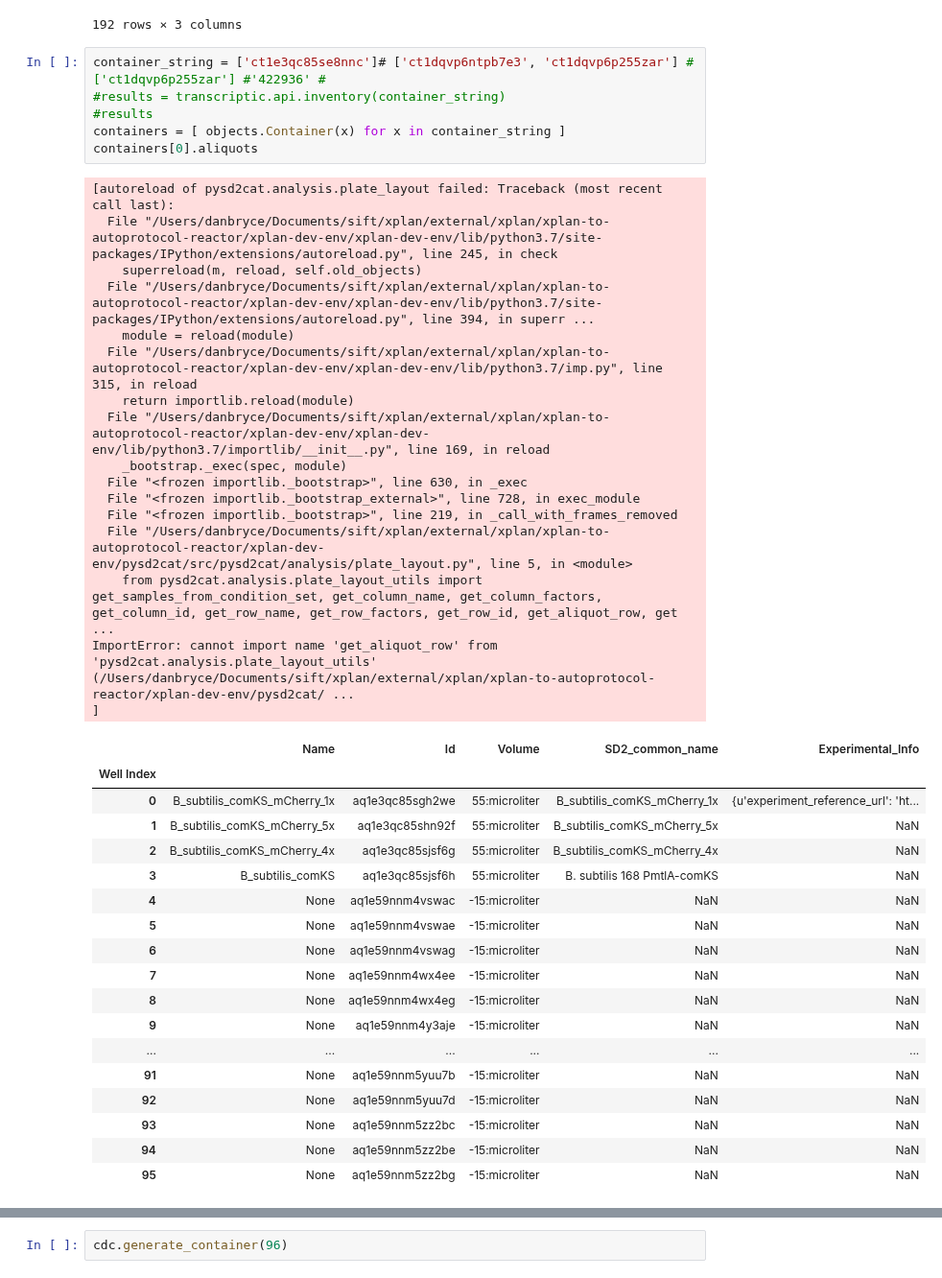
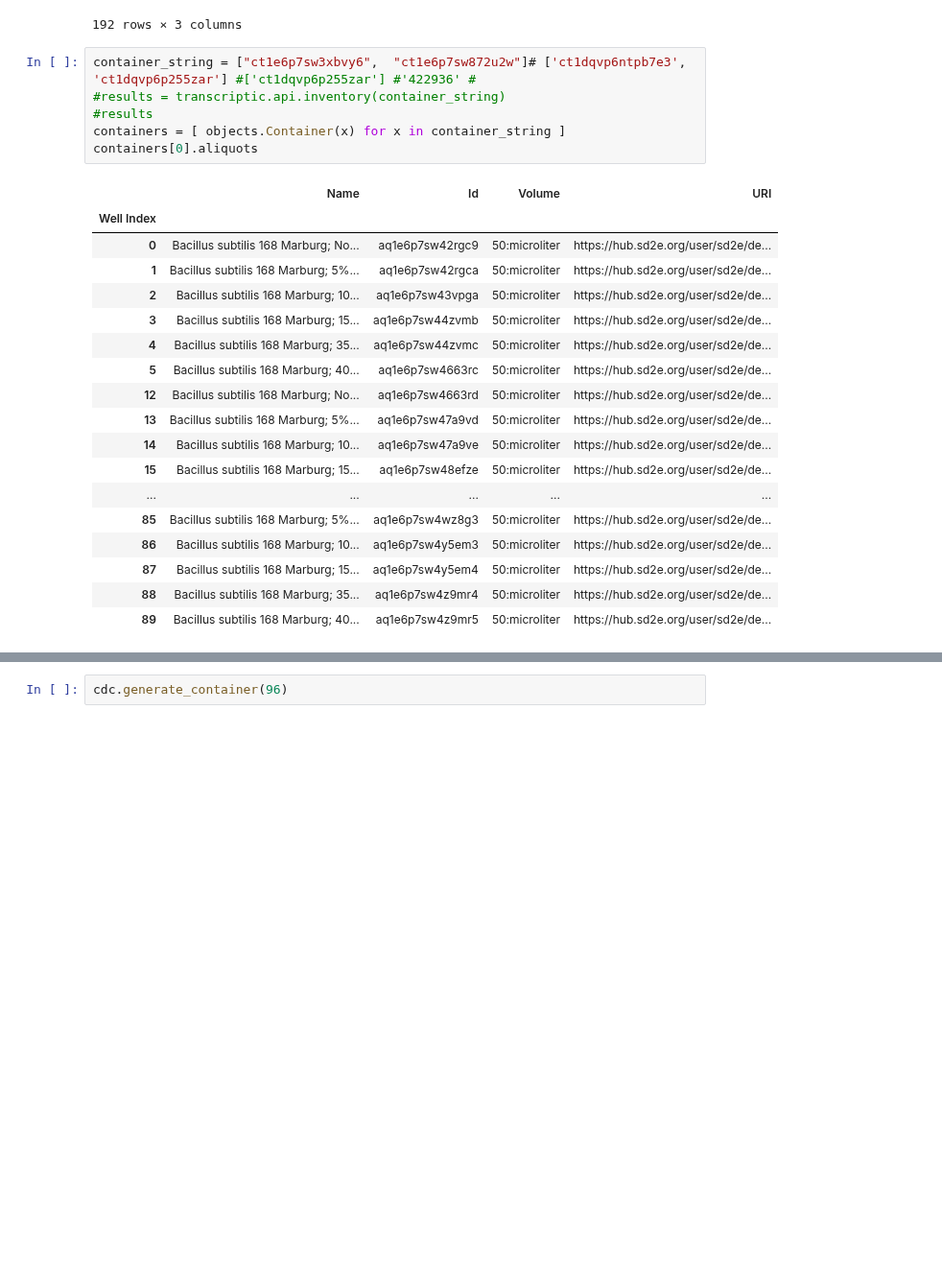
Before and after one commit to SD2E/pysd2cat, a Jupyter notebook: notebooks/scratch.ipynb, the cells around one changed output, grey strips where cells are left out. Shown at 96% size. Drawn from its saved outputs; the diff is of its cells as text; blank space fills up the shorter version.

```diff
--- a/notebooks/scratch.ipynb
+++ b/notebooks/scratch.ipynb
@@ -114,45 +112,29 @@ df[['aliquot', 'container', 'strain']].sort_values(by=['container', 'aliquot', '
 | 1719 | h9 | ct1dqvp6p255zar | UWBF_24960 |
 192 rows × 3 columns
 # %%
-container_string = ['ct1e3qc85se8nnc']# ['ct1dqvp6ntpb7e3', 'ct1dqvp6p255zar'] #['ct1dqvp6p255zar'] #'422936' #
+container_string = ["ct1e6p7sw3xbvy6",  "ct1e6p7sw872u2w"]# ['ct1dqvp6ntpb7e3', 'ct1dqvp6p255zar'] #['ct1dqvp6p255zar'] #'422936' #
 #results = transcriptic.api.inventory(container_string)
 #results
 containers = [ objects.Container(x) for x in container_string ]
 containers[0].aliquots
 # %% [output]
-[autoreload of pysd2cat.analysis.plate_layout failed: Traceback (most recent call last):
-  File "/Users/danbryce/Documents/sift/xplan/external/xplan/xplan-to-autoprotocol-reactor/xplan-dev-env/xplan-dev-env/lib/python3.7/site-packages/IPython/extensions/autoreload.py", line 245, in check
-    superreload(m, reload, self.old_objects)
-  File "/Users/danbryce/Documents/sift/xplan/external/xplan/xplan-to-autoprotocol-reactor/xplan-dev-env/xplan-dev-env/lib/python3.7/site-packages/IPython/extensions/autoreload.py", line 394, in superr ...
-    module = reload(module)
-  File "/Users/danbryce/Documents/sift/xplan/external/xplan/xplan-to-autoprotocol-reactor/xplan-dev-env/xplan-dev-env/lib/python3.7/imp.py", line 315, in reload
-    return importlib.reload(module)
-  File "/Users/danbryce/Documents/sift/xplan/external/xplan/xplan-to-autoprotocol-reactor/xplan-dev-env/xplan-dev-env/lib/python3.7/importlib/__init__.py", line 169, in reload
-    _bootstrap._exec(spec, module)
-  File "<frozen importlib._bootstrap>", line 630, in _exec
-  File "<frozen importlib._bootstrap_external>", line 728, in exec_module
-  File "<frozen importlib._bootstrap>", line 219, in _call_with_frames_removed
-  File "/Users/danbryce/Documents/sift/xplan/external/xplan/xplan-to-autoprotocol-reactor/xplan-dev-env/pysd2cat/src/pysd2cat/analysis/plate_layout.py", line 5, in <module>
-    from pysd2cat.analysis.plate_layout_utils import get_samples_from_condition_set, get_column_name, get_column_factors, get_column_id, get_row_name, get_row_factors, get_row_id, get_aliquot_row, get ...
-ImportError: cannot import name 'get_aliquot_row' from 'pysd2cat.analysis.plate_layout_utils' (/Users/danbryce/Documents/sift/xplan/external/xplan/xplan-to-autoprotocol-reactor/xplan-dev-env/pysd2cat/ ...
-]
-|  | Name | Id | Volume | SD2_common_name | Experimental_Info |
-| Well Index |  |  |  |  |  |
-| 0 | B_subtilis_comKS_mCherry_1x | aq1e3qc85sgh2we | 55:microliter | B_subtilis_comKS_mCherry_1x | {u'experiment_reference_url': 'ht... |
-| 1 | B_subtilis_comKS_mCherry_5x | aq1e3qc85shn92f | 55:microliter | B_subtilis_comKS_mCherry_5x | NaN |
-| 2 | B_subtilis_comKS_mCherry_4x | aq1e3qc85sjsf6g | 55:microliter | B_subtilis_comKS_mCherry_4x | NaN |
-| 3 | B_subtilis_comKS | aq1e3qc85sjsf6h | 55:microliter | B. subtilis 168 PmtlA-comKS | NaN |
-| 4 | None | aq1e59nnm4vswac | -15:microliter | NaN | NaN |
-| 5 | None | aq1e59nnm4vswae | -15:microliter | NaN | NaN |
-| 6 | None | aq1e59nnm4vswag | -15:microliter | NaN | NaN |
-| 7 | None | aq1e59nnm4wx4ee | -15:microliter | NaN | NaN |
-| 8 | None | aq1e59nnm4wx4eg | -15:microliter | NaN | NaN |
-| 9 | None | aq1e59nnm4y3aje | -15:microliter | NaN | NaN |
-| ... | ... | ... | ... | ... | ... |
-| 91 | None | aq1e59nnm5yuu7b | -15:microliter | NaN | NaN |
-| 92 | None | aq1e59nnm5yuu7d | -15:microliter | NaN | NaN |
-| 93 | None | aq1e59nnm5zz2bc | -15:microliter | NaN | NaN |
-| 94 | None | aq1e59nnm5zz2be | -15:microliter | NaN | NaN |
-| 95 | None | aq1e59nnm5zz2bg | -15:microliter | NaN | NaN |
+|  | Name | Id | Volume | URI |
+| Well Index |  |  |  |  |
+| 0 | Bacillus subtilis 168 Marburg; No... | aq1e6p7sw42rgc9 | 50:microliter | https://hub.sd2e.org/user/sd2e/de... |
+| 1 | Bacillus subtilis 168 Marburg; 5%... | aq1e6p7sw42rgca | 50:microliter | https://hub.sd2e.org/user/sd2e/de... |
+| 2 | Bacillus subtilis 168 Marburg; 10... | aq1e6p7sw43vpga | 50:microliter | https://hub.sd2e.org/user/sd2e/de... |
+| 3 | Bacillus subtilis 168 Marburg; 15... | aq1e6p7sw44zvmb | 50:microliter | https://hub.sd2e.org/user/sd2e/de... |
+| 4 | Bacillus subtilis 168 Marburg; 35... | aq1e6p7sw44zvmc | 50:microliter | https://hub.sd2e.org/user/sd2e/de... |
+| 5 | Bacillus subtilis 168 Marburg; 40... | aq1e6p7sw4663rc | 50:microliter | https://hub.sd2e.org/user/sd2e/de... |
+| 12 | Bacillus subtilis 168 Marburg; No... | aq1e6p7sw4663rd | 50:microliter | https://hub.sd2e.org/user/sd2e/de... |
+| 13 | Bacillus subtilis 168 Marburg; 5%... | aq1e6p7sw47a9vd | 50:microliter | https://hub.sd2e.org/user/sd2e/de... |
+| 14 | Bacillus subtilis 168 Marburg; 10... | aq1e6p7sw47a9ve | 50:microliter | https://hub.sd2e.org/user/sd2e/de... |
+| 15 | Bacillus subtilis 168 Marburg; 15... | aq1e6p7sw48efze | 50:microliter | https://hub.sd2e.org/user/sd2e/de... |
+| ... | ... | ... | ... | ... |
+| 85 | Bacillus subtilis 168 Marburg; 5%... | aq1e6p7sw4wz8g3 | 50:microliter | https://hub.sd2e.org/user/sd2e/de... |
+| 86 | Bacillus subtilis 168 Marburg; 10... | aq1e6p7sw4y5em3 | 50:microliter | https://hub.sd2e.org/user/sd2e/de... |
+| 87 | Bacillus subtilis 168 Marburg; 15... | aq1e6p7sw4y5em4 | 50:microliter | https://hub.sd2e.org/user/sd2e/de... |
+| 88 | Bacillus subtilis 168 Marburg; 35... | aq1e6p7sw4z9mr4 | 50:microliter | https://hub.sd2e.org/user/sd2e/de... |
+| 89 | Bacillus subtilis 168 Marburg; 40... | aq1e6p7sw4z9mr5 | 50:microliter | https://hub.sd2e.org/user/sd2e/de... |
 # %%
 
```
Also changed, not shown: parts of 7 cells of this notebook, 3 other files.
